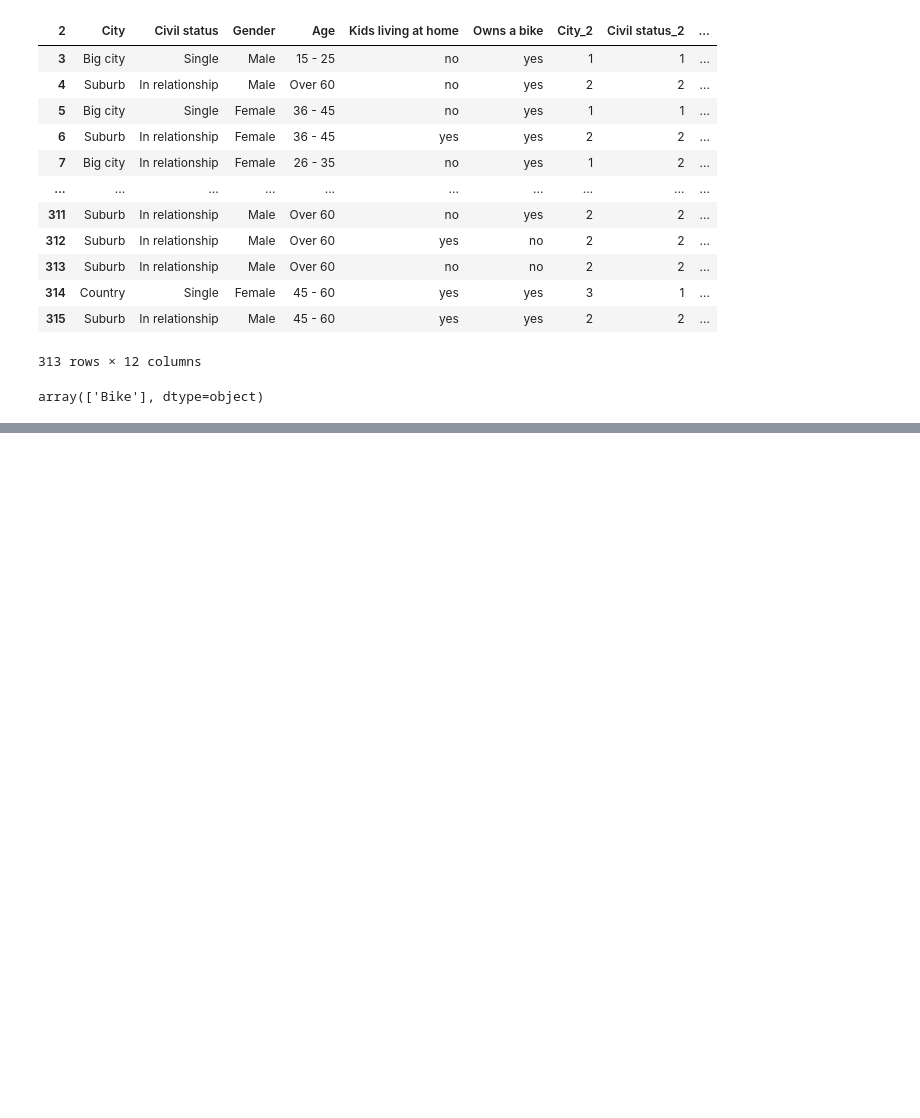
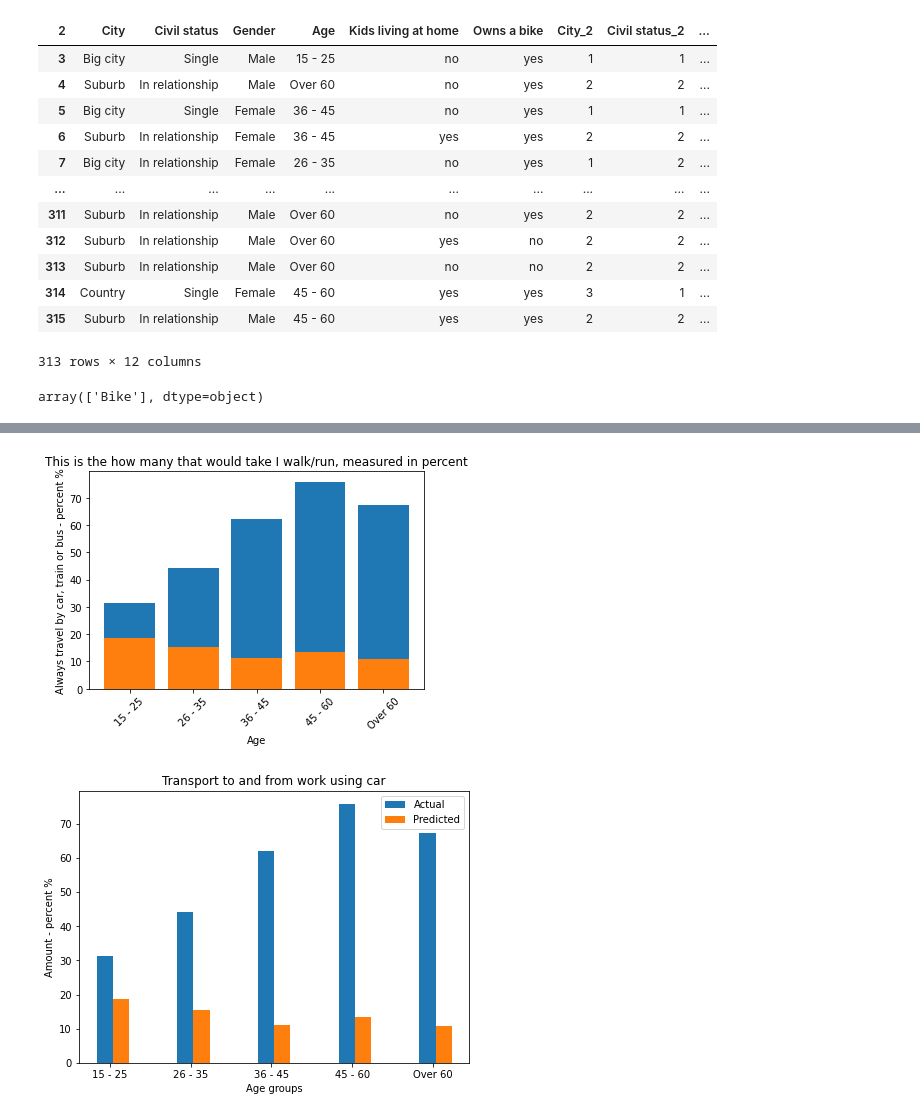
Before and after one commit to Tobiaskurland/data-science-mandatory-2, a Jupyter notebook: transport.ipynb, the cells around one changed output, grey strips where cells are left out. Saved outputs shown, nothing was run; the diff lists cells and outputs as text; code cells hidden in the pictures; blank space fills up the shorter version.

```diff
--- a/transport.ipynb
+++ b/transport.ipynb
@@ -300,0 +407,41 @@ tree.export_graphviz(model, out_file='test_tree.dot',
+# %%
+df_3, plot = calculate_chart(df, "Kind of transport within own city", "Age", "Car", "bar")
+df_4, plot_2 = calculate_chart(df, "Kind of transport within own city", "Age", "I walk/run", "bar")
+
+
+
+# Data on X-axis
+
+# Specify the values of blue bars (height)
+blue_bar = df_3['percent']
+# Specify the values of orange bars (height)
+orange_bar = df_4['percent']
+
+# Position of bars on x-axis
+ind = np.arange(5)
+
+# Figure size
+plt.figure(figsize=(7,5))
+
+# Width of a bar
+width = 0.2
+
+# Plotting
+plt.bar(ind, blue_bar , width, label='Actual')
+plt.bar(ind + width, orange_bar, width, label='Predicted')
+
+plt.xlabel('Age groups')
+plt.ylabel('Amount - percent %')
+plt.title('Transport to and from work using car')
+
+# xticks()
+# First argument - A list of positions at which ticks should be placed
+# Second argument -  A list of labels to place at the given locations
+plt.xticks(ind + width / 3, (df_3['Age']))
+
+# Finding the best position for legends and putting it
+plt.legend(loc='best')
+plt.show()
+# %% [output]
+[figure, added]
+[figure, added]
```
Also changed, not shown: parts of 18 cells of this notebook, 1 other file.
